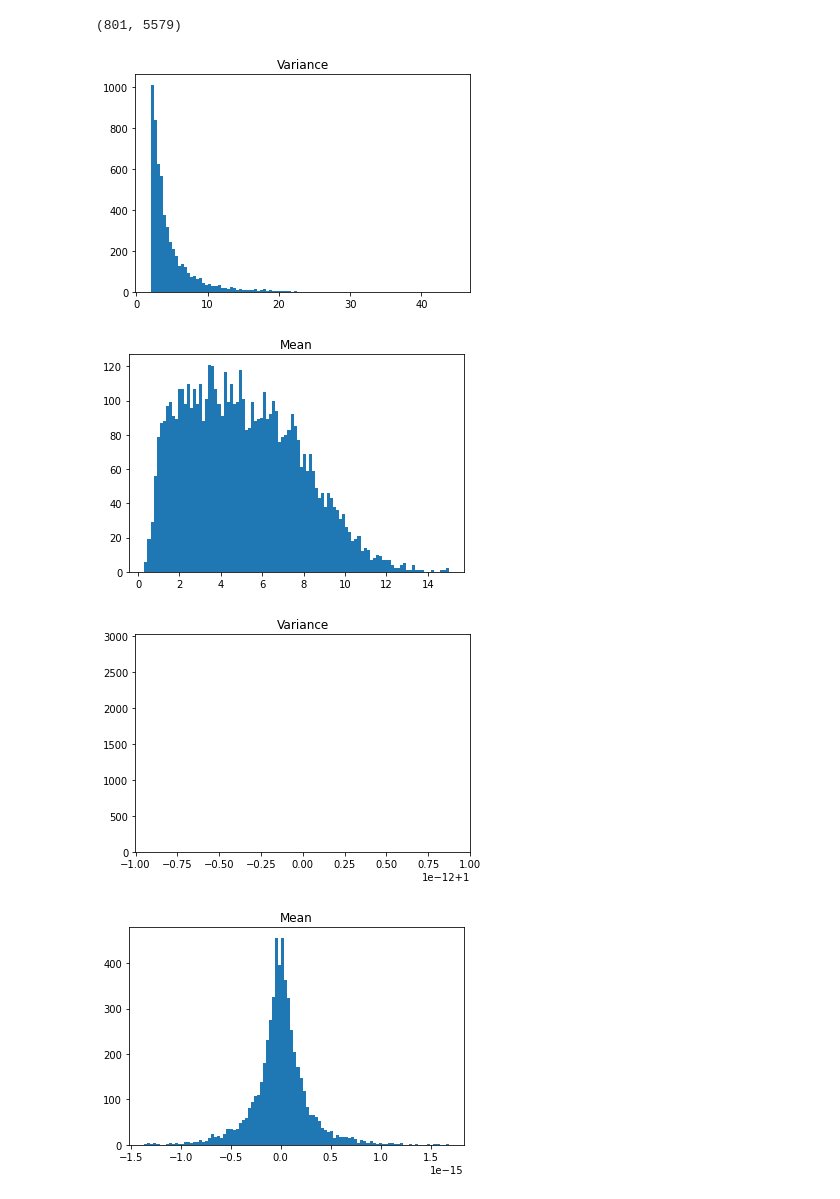
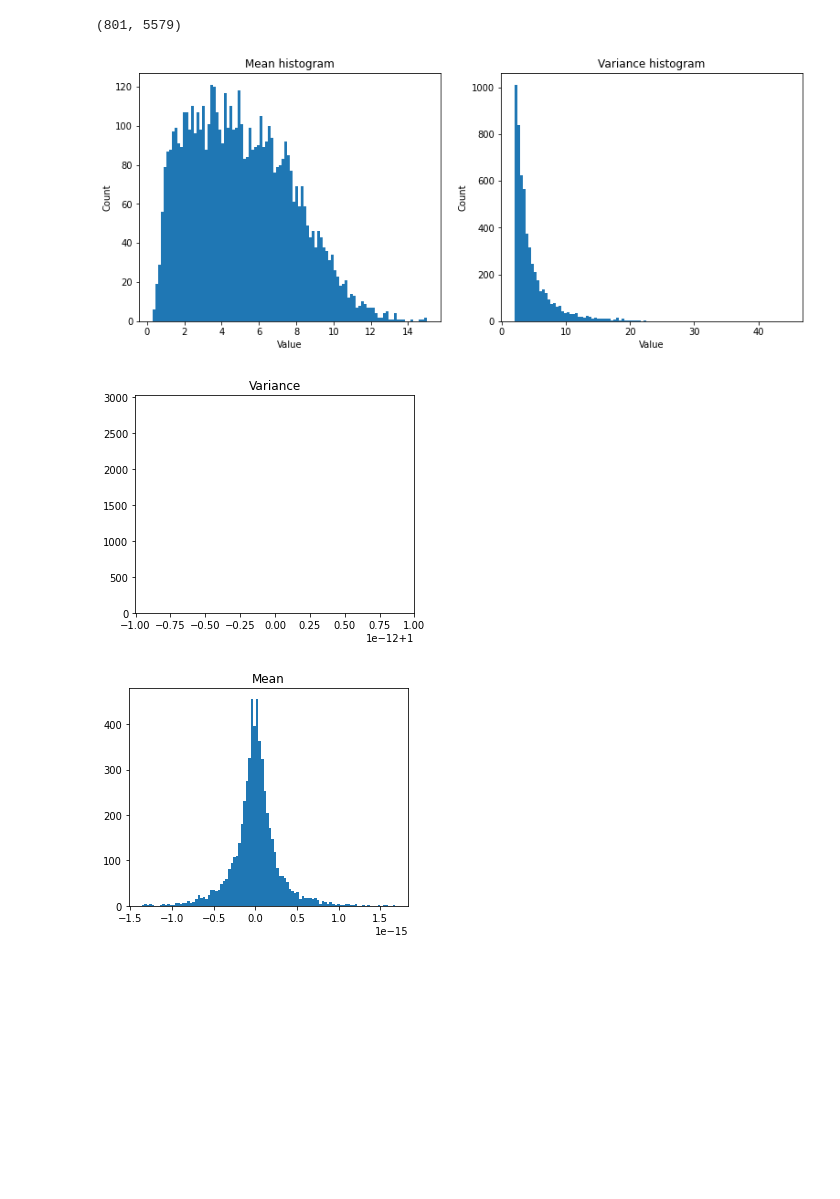
Before and after one commit to dtonderski/statistical_learning_for_big_data, a Jupyter notebook: Homework 2/Untitled.ipynb, the cells around one changed output. Cells and saved outputs as stored; diff of their text form; code cells hidden in the pictures; blank space fills up the shorter version.

```diff
--- a/Homework 2/Untitled.ipynb
+++ b/Homework 2/Untitled.ipynb
@@ -7,10 +7,23 @@ import pickle
 data = pd.read_csv('TCGA-PANCAN-HiSeq-801x20531/data.csv', index_col = 0)
 labels = pd.read_csv('TCGA-PANCAN-HiSeq-801x20531/labels.csv')
 # %%
+plt.rcParams["figure.figsize"]=13,5
+
+
 mean_arr = np.mean(data, 0)
 var_arr = np.var(data, 0)
+
+plt.subplot(1,2,1)
 plt.hist(mean_arr, 100)
+plt.title('Mean histogram')
+plt.xlabel('Value')
+plt.ylabel('Count')
+
+plt.subplot(1,2,2)
+plt.hist(var_arr, 100)
+plt.title('Variance histogram')
+plt.xlabel('Value')
+plt.ylabel('Count')
+
 plt.show()
-plt.hist(var_arr, 100)
-plt.show()
 # %% [output]
@@ -32,18 +44,32 @@ print(data_new.shape)
 # %% [output]
 (801, 5579)
 # %%
+plt.rcParams["figure.figsize"]=13,5
+
+
+mean_arr = np.mean(data_new, 0)
+var_arr = np.var(data_new, 0)
+
+plt.subplot(1,2,1)
+plt.hist(mean_arr, 100)
+plt.title('Mean histogram')
+plt.xlabel('Value')
+plt.ylabel('Count')
+
+plt.subplot(1,2,2)
 plt.hist(var_arr, 100)
-plt.title('Variance')
+plt.title('Variance histogram')
+plt.xlabel('Value')
+plt.ylabel('Count')
+
 plt.show()
-plt.hist(mean_arr, 100)
-plt.title('Mean')
-plt.show()
 # %% [output]
-[figure, old version]
+[figure, new version]
-[figure, removed]
 # %%
 data_new_standardized = (data_new - mean_arr)/(var_arr ** (1/2))
 # %%
+plt.rcParams["figure.figsize"]=5,4
+
 mean_arr = np.mean(data_new_standardized, 0)
 var_arr = np.var(data_new_standardized, 0)
 plt.hist(var_arr)
@@ -53,8 +79,8 @@ plt.hist(mean_arr, 100)
 plt.title('Mean')
 plt.show()
 # %% [output]
-[figure, old version]
+[figure, new version]
-[figure, old version]
+[figure, new version]
 # %%
 cov = data_new_standardized.cov()
 # %%
```
Also changed, not shown: parts of 4 cells of this notebook, 8 other files.
